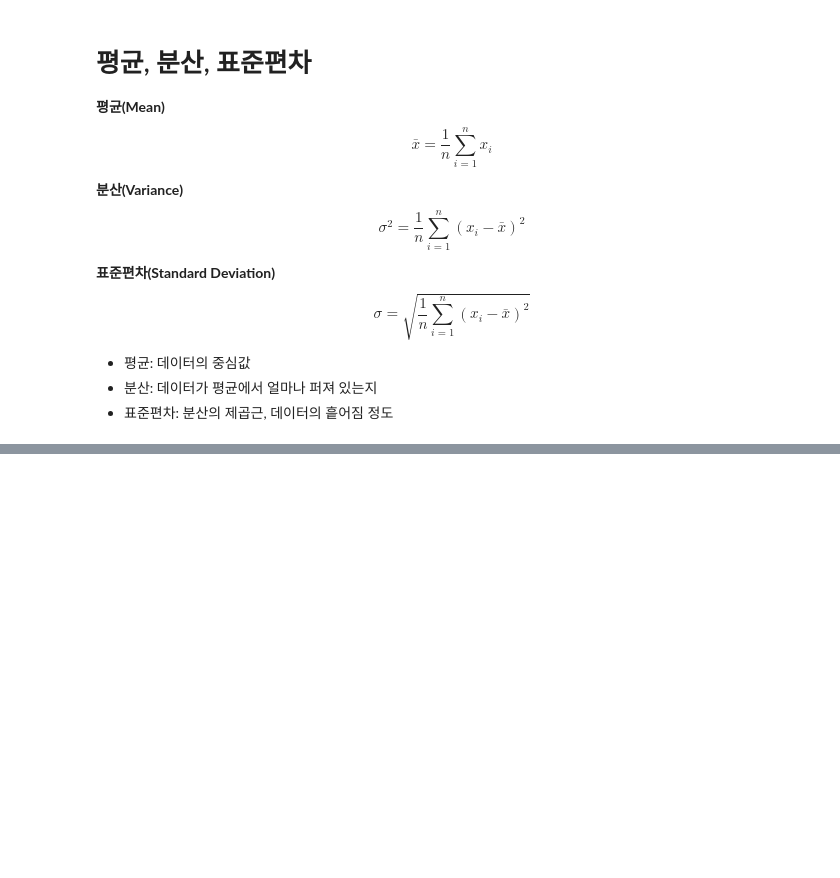
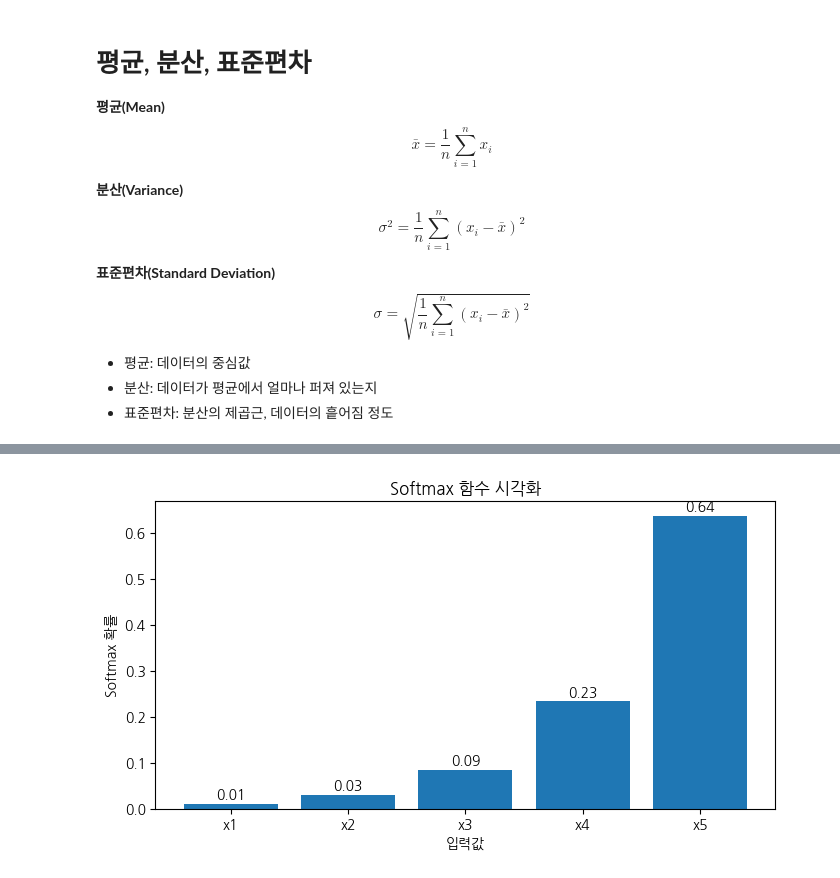
Before and after one commit to neoul/study, a Jupyter notebook: study.ipynb, the cells around one changed output, grey strips where cells are left out. Saved outputs shown, nothing was run; the diff lists cells and outputs as text; code cells hidden in the pictures; blank space fills up the shorter version.

```diff
--- a/study.ipynb
+++ b/study.ipynb
@@ -69,0 +130,23 @@ plt.show()
+# %%
+import numpy as np
+import matplotlib.pyplot as plt
+
+def softmax(x):
+    e_x = np.exp(x - np.max(x))
+    return e_x / e_x.sum()
+
+# 입력 벡터 생성
+x = np.array([1, 2, 3, 4, 5])
+y = softmax(x)
+
+plt.figure(figsize=(8,4))
+plt.bar(range(len(x)), y)
+plt.xticks(range(len(x)), [f'x{i+1}' for i in range(len(x))])
+plt.title('Softmax 함수 시각화')
+plt.xlabel('입력값')
+plt.ylabel('Softmax 확률')
+for i, v in enumerate(y):
+    plt.text(i, v+0.01, f'{v:.2f}', ha='center')
+plt.show()
+# %% [output]
+[figure, added]
```
Also changed, not shown: parts of 8 cells of this notebook.
